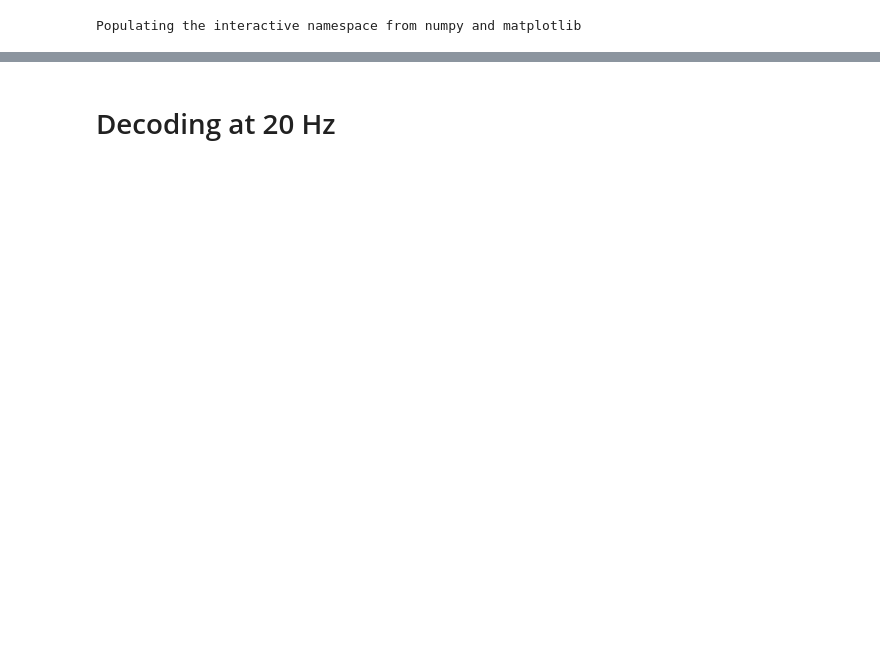
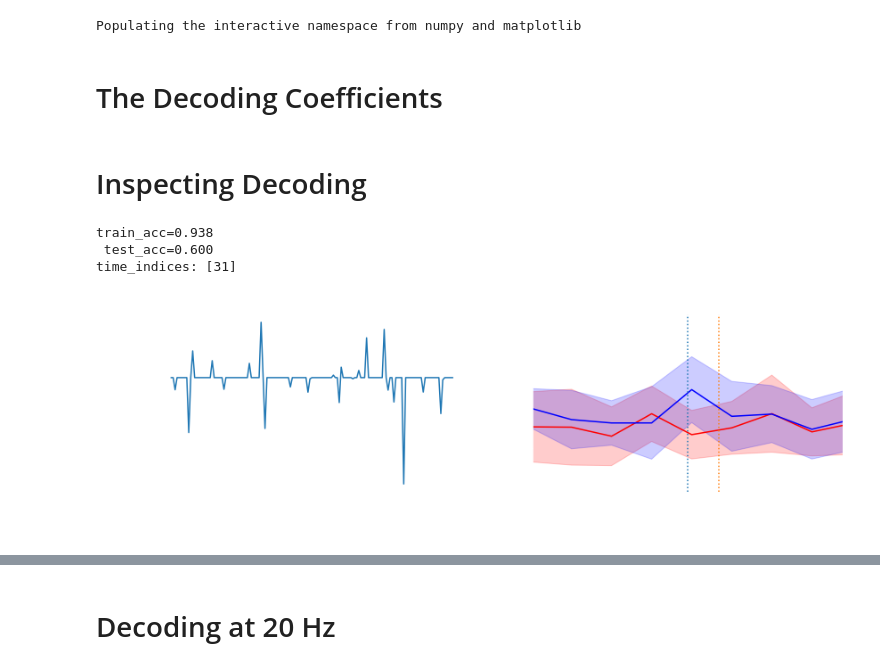
Before and after one commit to stootoon/crick-osn-decoding-release, a Jupyter notebook: make_figures.ipynb, the cells around one changed output, grey strips where cells are left out. Saved outputs shown, nothing was run; the diff lists cells and outputs as text; code cells hidden in the pictures; blank space fills up the shorter version.

```diff
--- a/make_figures.ipynb
+++ b/make_figures.ipynb
@@ -67,3 +105,13 @@ def plot_results(df2, start_time=3, do_plot = True):
     if do_plot:
         xlim(x[0],x[-1]); ylim(0.3,1)
     return h if do_plot else (xx,yy,ss)
+# %% [markdown]
+# The Decoding Coefficients
+# %%
+inputs.logger.setLevel(logging.WARNING)
+whiskers = "both"
+window_size = 2
+start_time  = 3
+clf = "lasso_lars_no_intercept"
+decoding_coefs  = {(pair,freq):get_best_coefs(inputs.Config(seed=0,shuf=0, window_size = window_size, n_sub = 145, freq=freq, pairs=pair, whiskers=whiskers, start_time = start_time), clf, full = False) for pair in ["AB","CD","EF"] for freq in [2,20]}
+decoding_inputs = {(pair,freq):get_best_coefs(inputs.Config(seed=0,shuf=0, window_size = window_size, n_sub = 145, freq=freq, pairs=pair, whiskers=whiskers, start_time = start_time), clf, full = True)[1] for pair in ["AB","CD","EF"] for freq in [2,20]}
@@ -69,0 +128,44 @@ def plot_results(df2, start_time=3, do_plot = True):
+# %% [markdown]
+# Inspecting Decoding
+# %%
+def plot_timecourses(X,y,t, style="-"):
+    m = [mean(X[y>0,:],axis=0), mean(X[y<0,:],axis=0)]
+    s = [std(X[y>0,:],axis=0),   std(X[y<0,:],axis=0)]
+    for i, (col, lab) in enumerate([([1,0,0], "corr"),([0,0,1], "anti-corr")]):
+        fill_between(t, m[i]-s[i], m[i]+s[i], color=col + [0.2])
+        plot(t, m[i], style, color=col, label=lab);
+
+def vline(t, *args, **kwargs):
+    yl = ylim()
+    plot([t,t], yl, *args, **kwargs)
+    ylim(yl)
+# %%
+wsz = 0.025;
+freq = 20
+start_time = -2 + 3
+seed   = 1
+clf    = "svc_linear_l1" #l1_no_intercept"
+raw = True
+config = inputs.Config(seed=seed, shuf=0, window_size = wsz, n_sub = 145, freq=freq, pairs="CD", whiskers="yes", start_time = start_time)
+search = run.get_pipeline(classifier=clf, raw=raw, return_pipe=False)
+train_acc, test_acc = run.run_single(config, search, classifiers.score_function[clf])
+print(f"{train_acc=:1.3f}")
+print(f"{ test_acc=:1.3f}")
+coefs, (X,y,t,X_sub,ind_glom) = get_best_coefs(config, clf, full=True, search = search)
+ind_wnd = where((t>=start_time) & (t<=start_time + wsz))[0]
+print(f"time_indices: {ind_wnd}")
+iplot = argmax(abs(coefs[0]))
+u = np.einsum('ijk,j',X_sub, coefs[0])
+figure(figsize=(12,4))
+subplot(1,2,1); plot(coefs[0]); xlabel("ROI"); ylabel("Weight")
+toffset = 3
+subplot(1,2,2); plot_timecourses(0*u + X_sub[:,iplot,:], y, t - toffset); title(f"{iplot=}");
+#xlim([-3,3])
+xlim(start_time-toffset - min(wsz*5,1), start_time-toffset+min(wsz*5,1));
+vline(start_time-toffset, ":"); vline(start_time + wsz - toffset, ":"); xlabel("Time (sec.)"); ylabel("dF/F")
+tight_layout()
+# %% [output]
+train_acc=0.938
+ test_acc=0.600
+time_indices: [31]
+[figure, added]
```
Also changed, not shown: parts of 58 cells of this notebook.
